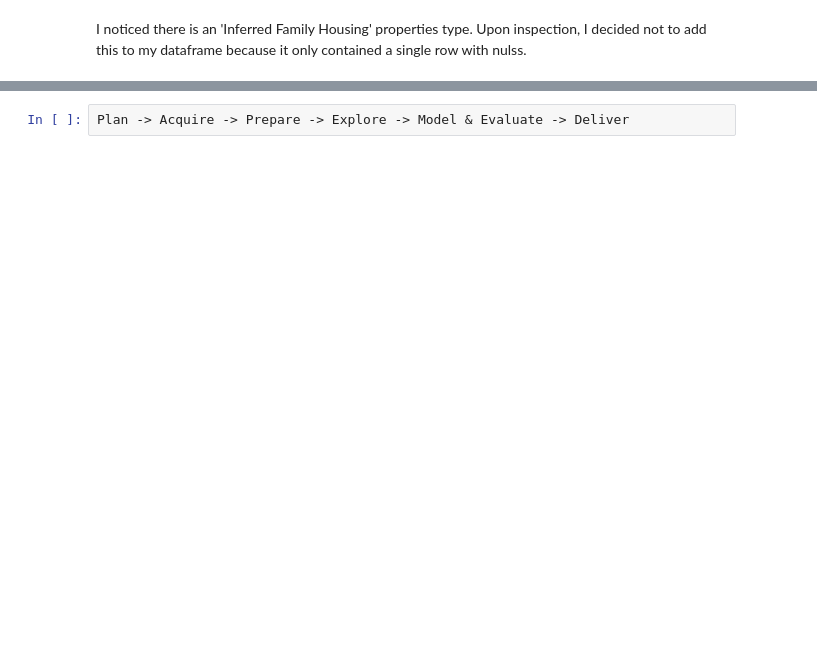
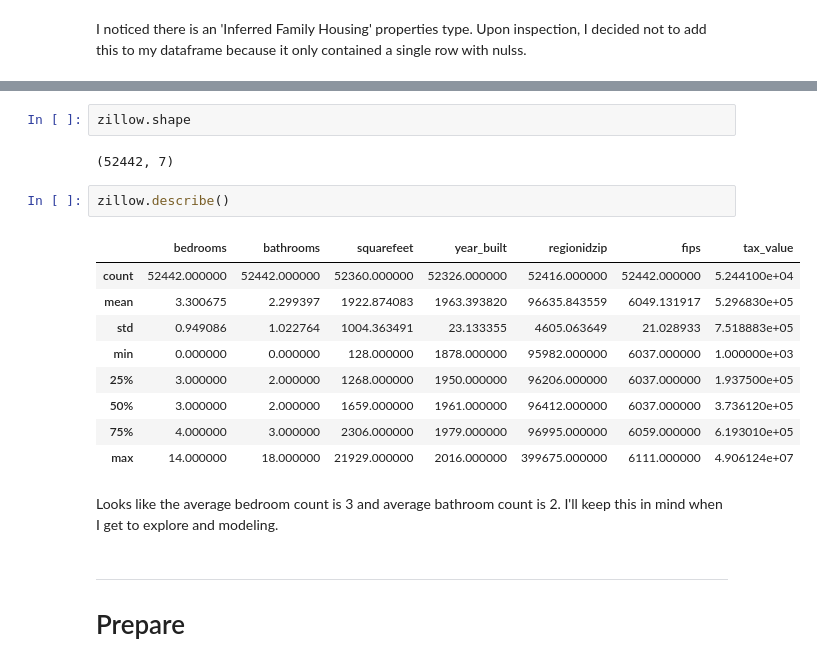
Before and after one commit to JeanetteSchulz/Regression-Project-Estimating-Home-Value, a Jupyter notebook: Analysis_Work.ipynb, the cells around one changed output, grey strips where cells are left out. Cells and saved outputs as stored; diff of their text form; blank space fills up the shorter version.

```diff
--- a/Analysis_Work.ipynb
+++ b/Analysis_Work.ipynb
@@ -75,2 +83,22 @@ NameError: name 'os' is not defined
-# %%
-Plan -> Acquire -> Prepare -> Explore -> Model & Evaluate -> Deliver
+# %%
+zillow.shape
+# %% [output]
+(52442, 7)
+# %%
+zillow.describe()
+# %% [output]
+|  | bedrooms | bathrooms | squarefeet | year_built | regionidzip | fips | tax_value |
+| count | 52442.000000 | 52442.000000 | 52360.000000 | 52326.000000 | 52416.000000 | 52442.000000 | 5.244100e+04 |
+| mean | 3.300675 | 2.299397 | 1922.874083 | 1963.393820 | 96635.843559 | 6049.131917 | 5.296830e+05 |
+| std | 0.949086 | 1.022764 | 1004.363491 | 23.133355 | 4605.063649 | 21.028933 | 7.518883e+05 |
+| min | 0.000000 | 0.000000 | 128.000000 | 1878.000000 | 95982.000000 | 6037.000000 | 1.000000e+03 |
+| 25% | 3.000000 | 2.000000 | 1268.000000 | 1950.000000 | 96206.000000 | 6037.000000 | 1.937500e+05 |
+| 50% | 3.000000 | 2.000000 | 1659.000000 | 1961.000000 | 96412.000000 | 6037.000000 | 3.736120e+05 |
+| 75% | 4.000000 | 3.000000 | 2306.000000 | 1979.000000 | 96995.000000 | 6059.000000 | 6.193010e+05 |
+| max | 14.000000 | 18.000000 | 21929.000000 | 2016.000000 | 399675.000000 | 6111.000000 | 4.906124e+07 |
+# %% [markdown]
+Looks like the average bedroom count is 3 and average bathroom count is 2. I'll keep this in mind when I get to explore and modeling.
+# %% [markdown]
+<hr style="border:2px solid blue"> </hr>
+
+# Prepare
```
Also changed, not shown: parts of 29 cells of this notebook, 1 other file.
